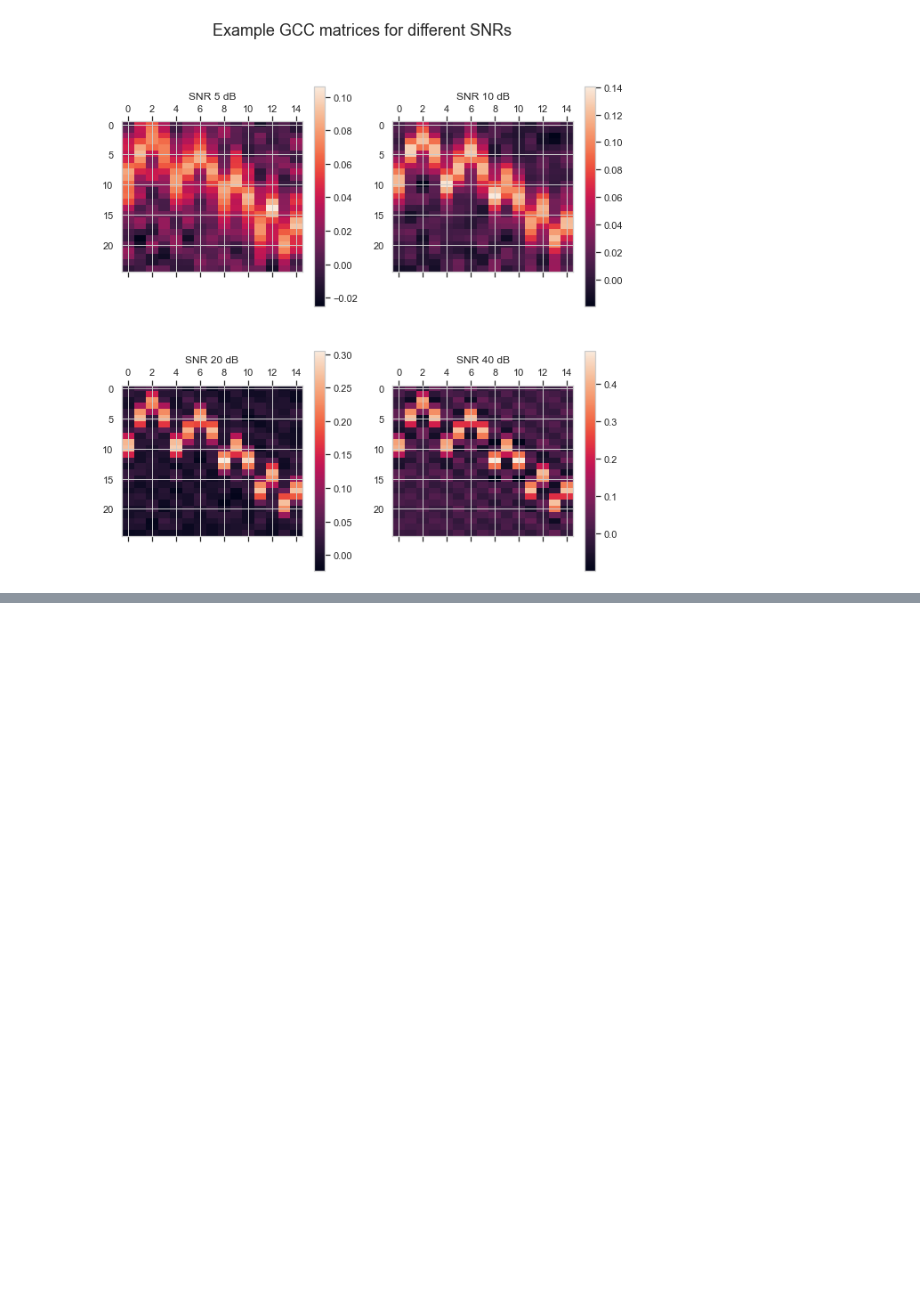
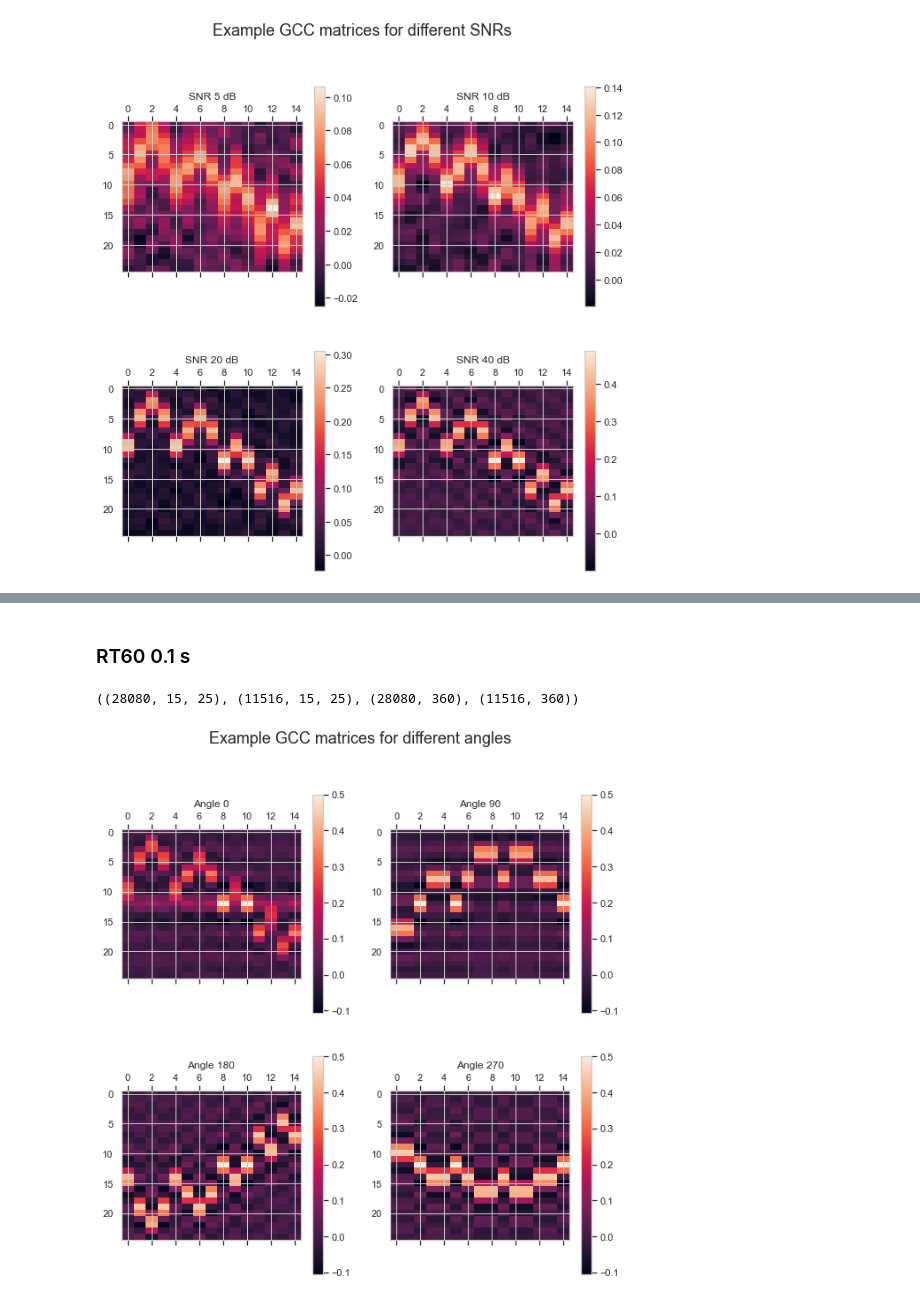
Before and after one commit to thomson008/MEng-project, a Jupyter notebook: notebooks/noise_and_reverberation.ipynb, the cells around one changed output, grey strips where cells are left out. Drawn from its saved outputs; the diff is of its cells as text; code cells hidden in the pictures; blank space fills up the shorter version.

```diff
--- a/notebooks/noise_and_reverberation.ipynb
+++ b/notebooks/noise_and_reverberation.ipynb
@@ -852,0 +1137,24 @@ for i, matrix in enumerate(GCCs):
+# %%
+df_train = pd.read_csv('../training_data/rt60_azimuth_train_dataset.csv', index_col=[0])
+df_test = pd.read_csv('../training_data/rt60_azimuth_test_dataset.csv', index_col=[0])
+# %% [markdown]
+### RT60 0.1 s
+# %%
+df_train.rt60 = pd.to_numeric(df_train.rt60)
+df_test.rt60 = pd.to_numeric(df_test.rt60)
+# %%
+df_train_100 = df_train[df_train.rt60 == 100]
+df_test_100 = df_test[df_test.rt60 == 100]
+# %%
+encoder = OneHotEncoder(handle_unknown='ignore', sparse=False)
+encoder.fit([[label] for label in df_train['label']])
+X_train, y_train, X_test, y_test = create_whole_dataset(df_train_100, df_test_100, encoder)
+np.shape(X_train), np.shape(X_test), np.shape(y_train), np.shape(y_test)
+# %% [output]
+((28080, 15, 25), (11516, 15, 25), (28080, 360), (11516, 360))
+# %%
+# Get training labels
+angle_labels = encoder.inverse_transform(y_test)
+plot_gccs(angle_labels, X_test)
+# %% [output]
+[figure, added]
```
Also changed, not shown: parts of 22 cells of this notebook.
